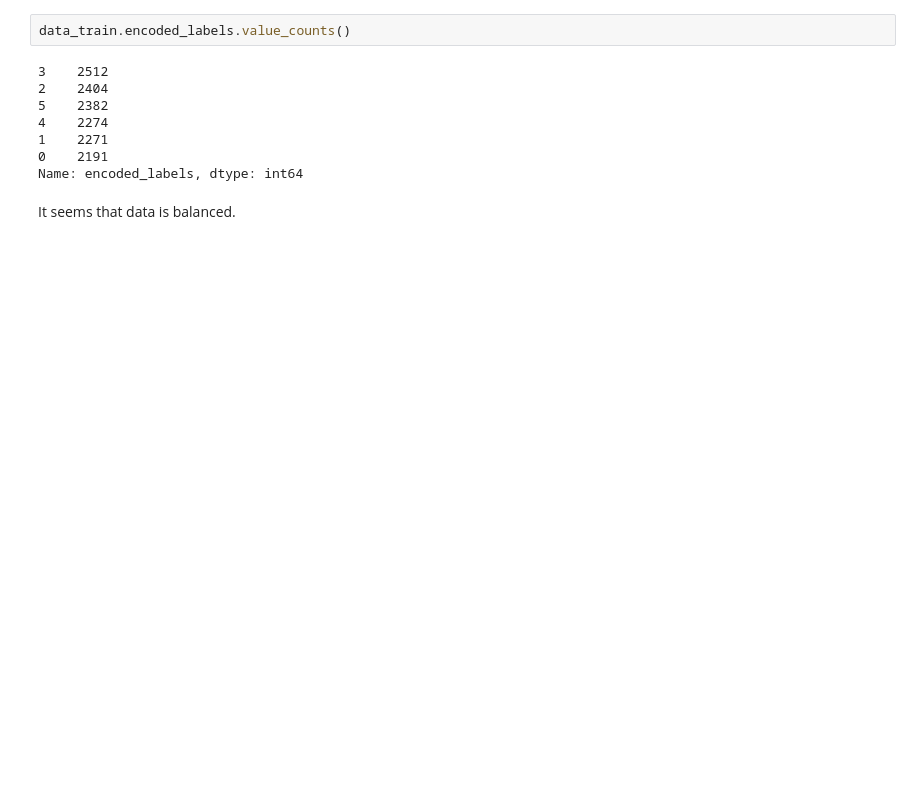
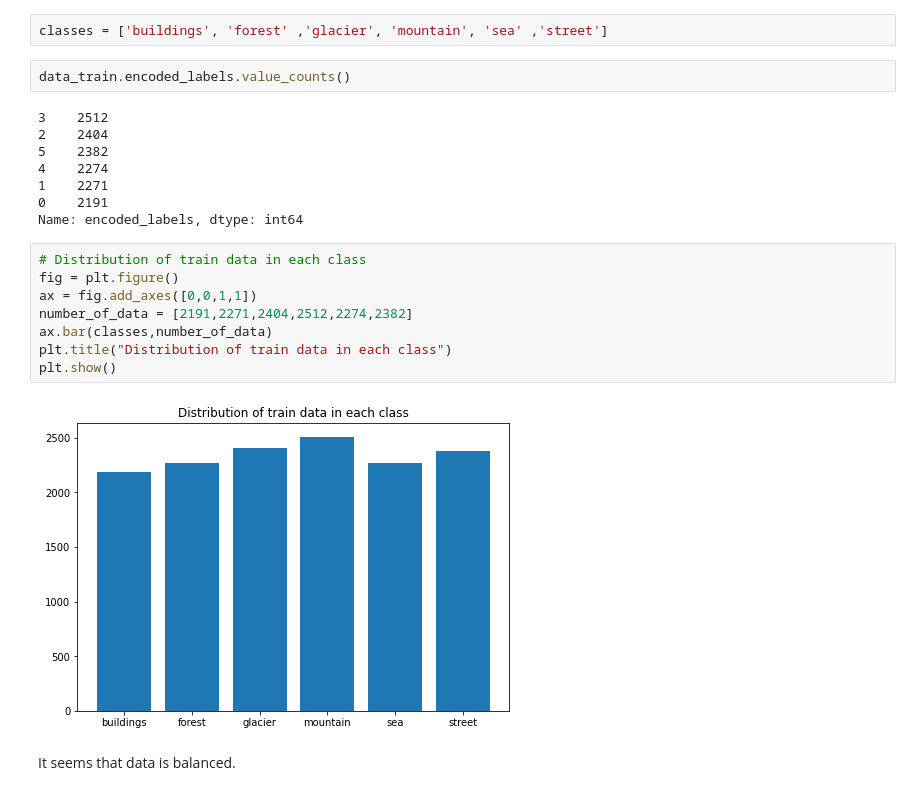
Before and after one commit to ZahraDehghani99/AI-Internship, a Jupyter notebook: Phase02_Intro_to_NN/Phase02_Intro_to_NN.ipynb, the cells around one changed output. Saved outputs shown, nothing was run; the diff lists cells and outputs as text; blank space fills up the shorter version.

Commit message:
Add CNN model2 and bar plot for data distribution in each class.

```diff
--- a/Phase02_Intro_to_NN/Phase02_Intro_to_NN.ipynb
+++ b/Phase02_Intro_to_NN/Phase02_Intro_to_NN.ipynb
@@ -888,6 +885,8 @@ data_train.head(10)
 print(encoder.classes_)
 # %% [output]
 ['buildings' 'forest' 'glacier' 'mountain' 'sea' 'street']
+# %%
+classes = ['buildings', 'forest' ,'glacier', 'mountain', 'sea' ,'street']
 # %%
 data_train.encoded_labels.value_counts()
 # %% [output]
@@ -898,5 +897,15 @@ data_train.encoded_labels.value_counts()
 1    2271
 0    2191
 Name: encoded_labels, dtype: int64
+# %%
+# Distribution of train data in each class
+fig = plt.figure()
+ax = fig.add_axes([0,0,1,1])
+number_of_data = [2191,2271,2404,2512,2274,2382]
+ax.bar(classes,number_of_data)
+plt.title("Distribution of train data in each class")
+plt.show()
+# %% [output]
+[figure, added]
 # %% [markdown]
 It seems that data is balanced.
```
Also changed, not shown: parts of 44 cells of this notebook.
